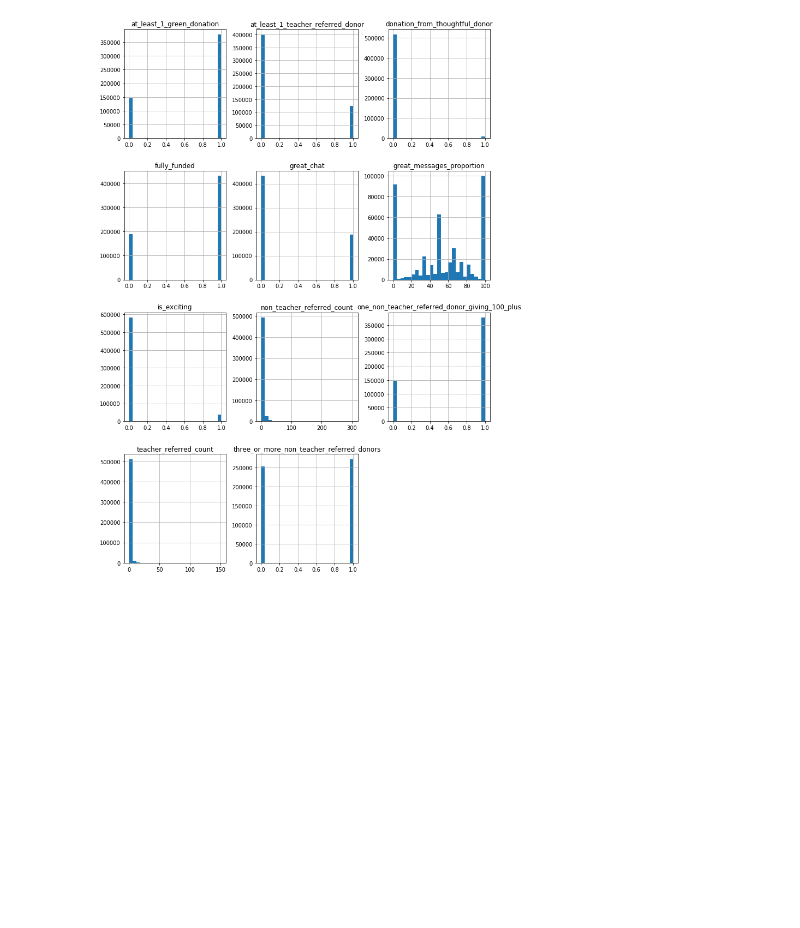
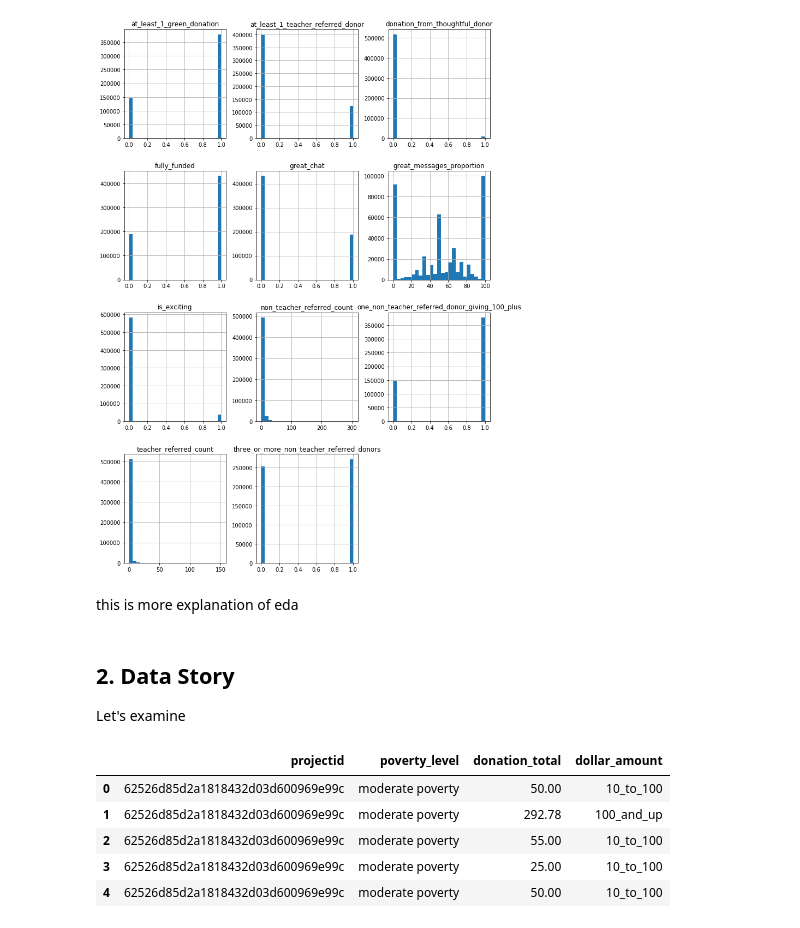
Before and after one commit to xanwich/DSaPP_RA_Project, a Jupyter notebook: Xander Beberman Data Role Assessment.ipynb, the cells around one changed output. Drawn from its saved outputs; the diff is of its cells as text; code cells hidden in the pictures; blank space fills up the shorter version.

```diff
--- a/Xander Beberman Data Role Assessment.ipynb
+++ b/Xander Beberman Data Role Assessment.ipynb
@@ -261,3 +262,19 @@ array([[<matplotlib.axes._subplots.AxesSubplot object at 0x...>,
         <matplotlib.axes._subplots.AxesSubplot object at 0x...>]],
       dtype=object)
 [figure]
+# %% [markdown]
+this is more explanation of eda
+# %% [markdown]
+## 2. Data Story
+
+Let's examine
+# %%
+temp = pd.merge(projects[['projectid', 'poverty_level', ]], donations[['projectid','donation_total', 'dollar_amount']], on='projectid')
+temp.head()
+# %% [output]
+|  | projectid | poverty_level | donation_total | dollar_amount |
+| 0 | 62526d85d2a1818432d03d600969e99c | moderate poverty | 50.00 | 10_to_100 |
+| 1 | 62526d85d2a1818432d03d600969e99c | moderate poverty | 292.78 | 100_and_up |
+| 2 | 62526d85d2a1818432d03d600969e99c | moderate poverty | 55.00 | 10_to_100 |
+| 3 | 62526d85d2a1818432d03d600969e99c | moderate poverty | 25.00 | 10_to_100 |
+| 4 | 62526d85d2a1818432d03d600969e99c | moderate poverty | 50.00 | 10_to_100 |
```
Also changed, not shown: parts of 3 cells of this notebook.
